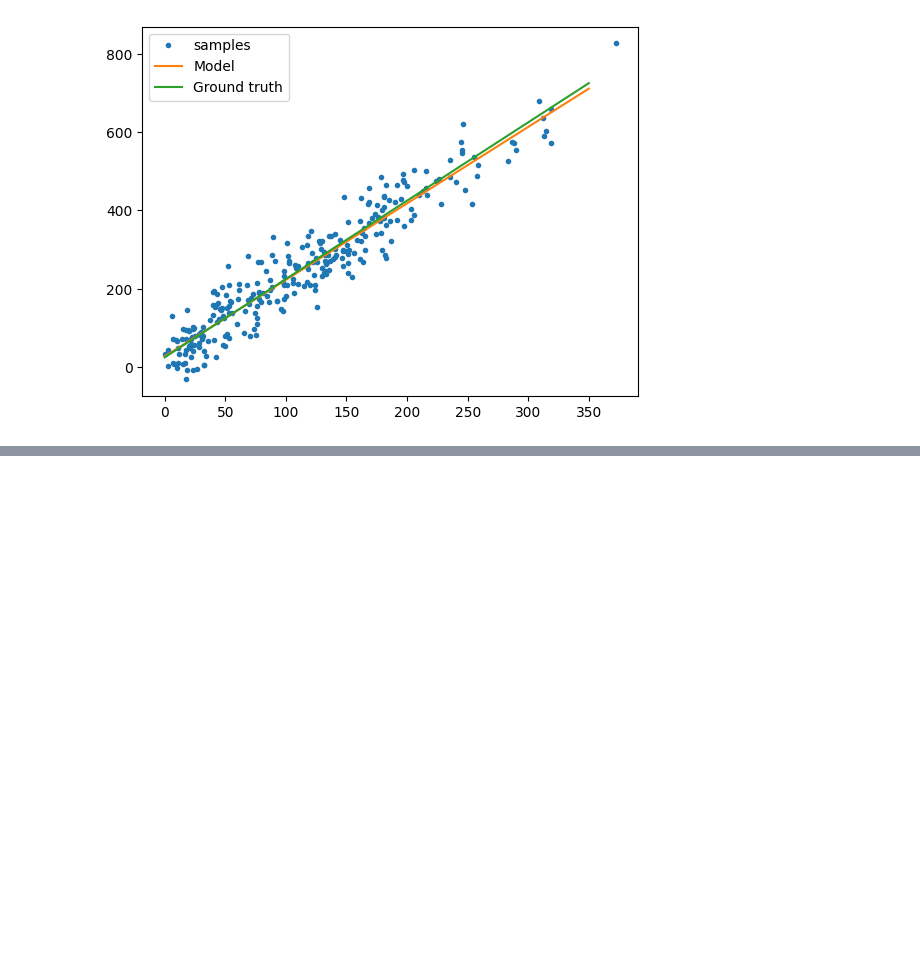
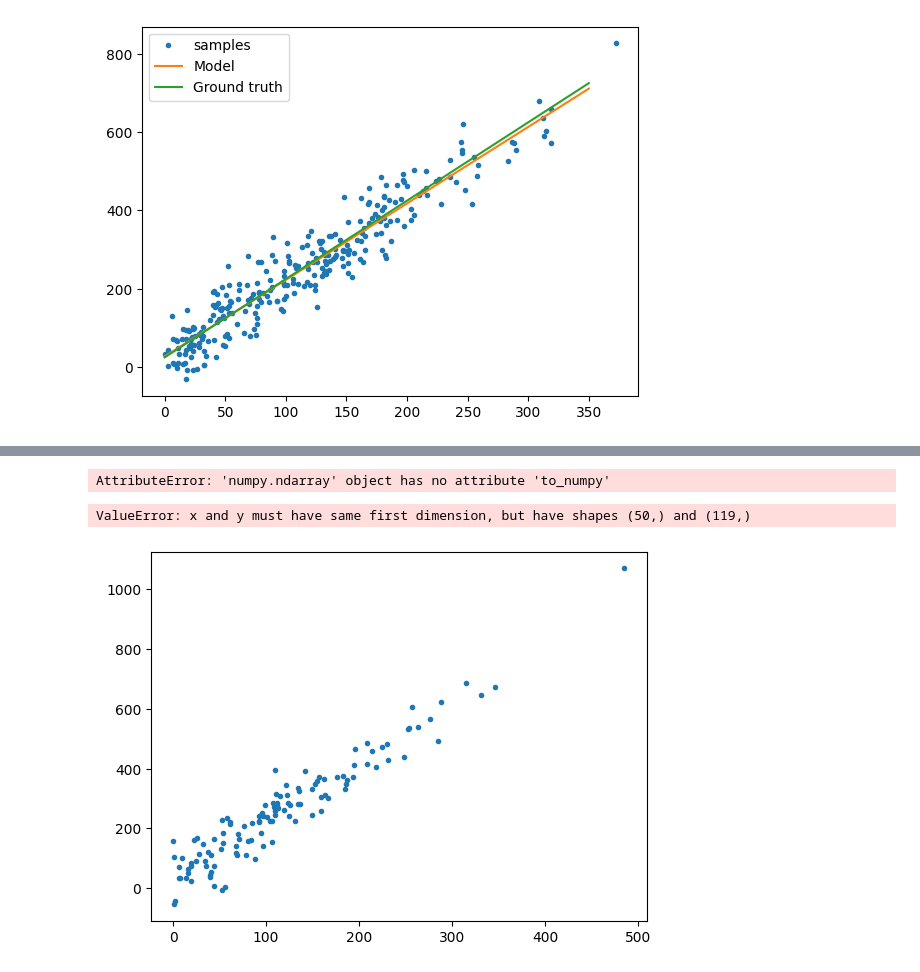
Before and after one commit to SCGlass/Machine-learning, a Jupyter notebook: Exercises/E00_Linear_regression.ipynb, the cells around one changed output, grey strips where cells are left out. Saved outputs shown, nothing was run; the diff lists cells and outputs as text; code cells hidden in the pictures; blank space fills up the shorter version.

Commit message:
trying to figure out question 3

```diff
--- a/Exercises/E00_Linear_regression.ipynb
+++ b/Exercises/E00_Linear_regression.ipynb
@@ -305,3 +305,22 @@ Root mean squared error on testing data: 48.72 kr
 </details>
 
 ---
+# %%
+predict = lambda X, weights: X @ weights
+
+#beta_hat = np.reshape(beta_hat.to_numpy())
+
+y_pred = predict(X_test, beta_hat)
+
+y_pred[:5]
+# %% [output]
+AttributeError: 'numpy.ndarray' object has no attribute 'to_numpy'
+# %%
+plt.plot(X_test[:,1], y_test, '.', label = "samples")
+
+x = np.linspace(0,500)
+
+plt.plot(x, y_pred[:-1,0], label = "Prediction") # plotting the linear regression line
+# %% [output]
+ValueError: x and y must have same first dimension, but have shapes (50,) and (119,)
+[figure, added]
```
